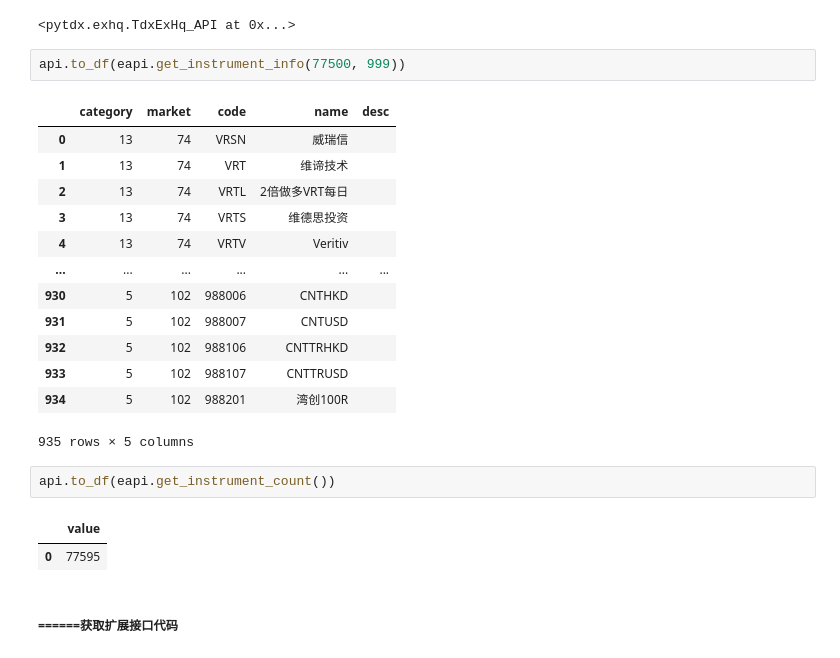
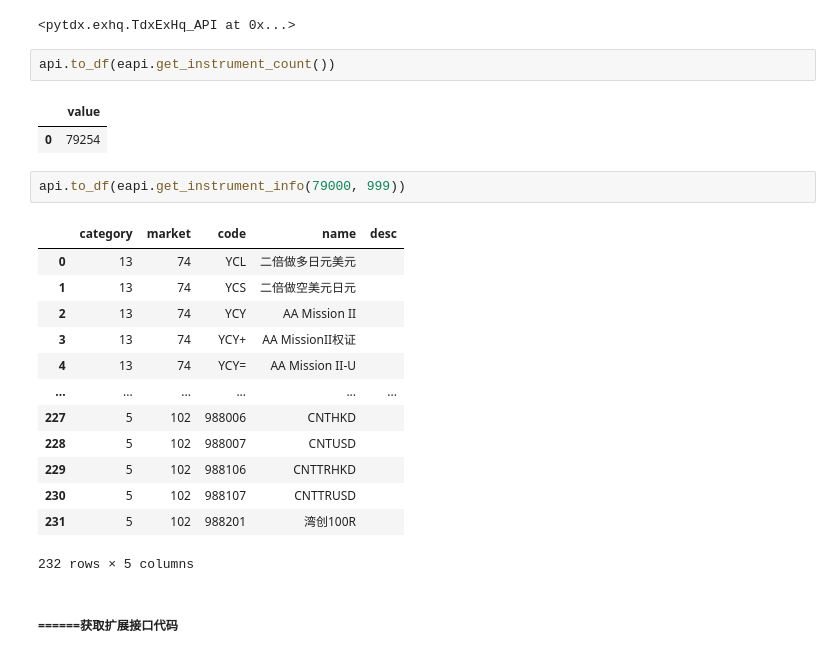
Before and after one commit to u588/app, a Jupyter notebook: AiStock/TDX数据接口.ipynb, the cells around one changed output. Cells and saved outputs as stored; diff of their text form.

```diff
--- a/AiStock/TDX数据接口.ipynb
+++ b/AiStock/TDX数据接口.ipynb
@@ -108,27 +108,27 @@ api.to_df(api.get_index_bars(9,0, '932294', 1, 2))
 eapi.connect('47.112.95.207', 7720)
 # %% [output]
 <pytdx.exhq.TdxExHq_API at 0x...>
+# %%
+api.to_df(eapi.get_instrument_count())
+# %% [output]
+|  | value |
+| 0 | 79254 |
 # %%
-api.to_df(eapi.get_instrument_info(77500, 999))
+api.to_df(eapi.get_instrument_info(79000, 999))
 # %% [output]
 |  | category | market | code | name | desc |
-| 0 | 13 | 74 | VRSN | 威瑞信 |  |
-| 1 | 13 | 74 | VRT | 维谛技术 |  |
-| 2 | 13 | 74 | VRTL | 2倍做多VRT每日 |  |
-| 3 | 13 | 74 | VRTS | 维德思投资 |  |
-| 4 | 13 | 74 | VRTV | Veritiv |  |
+| 0 | 13 | 74 | YCL | 二倍做多日元美元 |  |
+| 1 | 13 | 74 | YCS | 二倍做空美元日元 |  |
+| 2 | 13 | 74 | YCY | AA Mission II |  |
+| 3 | 13 | 74 | YCY+ | AA MissionII权证 |  |
+| 4 | 13 | 74 | YCY= | AA Mission II-U |  |
 | ... | ... | ... | ... | ... | ... |
-| 930 | 5 | 102 | 988006 | CNTHKD |  |
-| 931 | 5 | 102 | 988007 | CNTUSD |  |
-| 932 | 5 | 102 | 988106 | CNTTRHKD |  |
-| 933 | 5 | 102 | 988107 | CNTTRUSD |  |
-| 934 | 5 | 102 | 988201 | 湾创100R |  |
+| 227 | 5 | 102 | 988006 | CNTHKD |  |
+| 228 | 5 | 102 | 988007 | CNTUSD |  |
+| 229 | 5 | 102 | 988106 | CNTTRHKD |  |
+| 230 | 5 | 102 | 988107 | CNTTRUSD |  |
+| 231 | 5 | 102 | 988201 | 湾创100R |  |
-935 rows × 5 columns
+232 rows × 5 columns
-# %%
-api.to_df(eapi.get_instrument_count())
-# %% [output]
-|  | value |
-| 0 | 77595 |
 # %% [markdown]
 ##### ======获取扩展接口代码
 # %%
```
Also changed, not shown: parts of 11 cells of this notebook, 9 other files.
